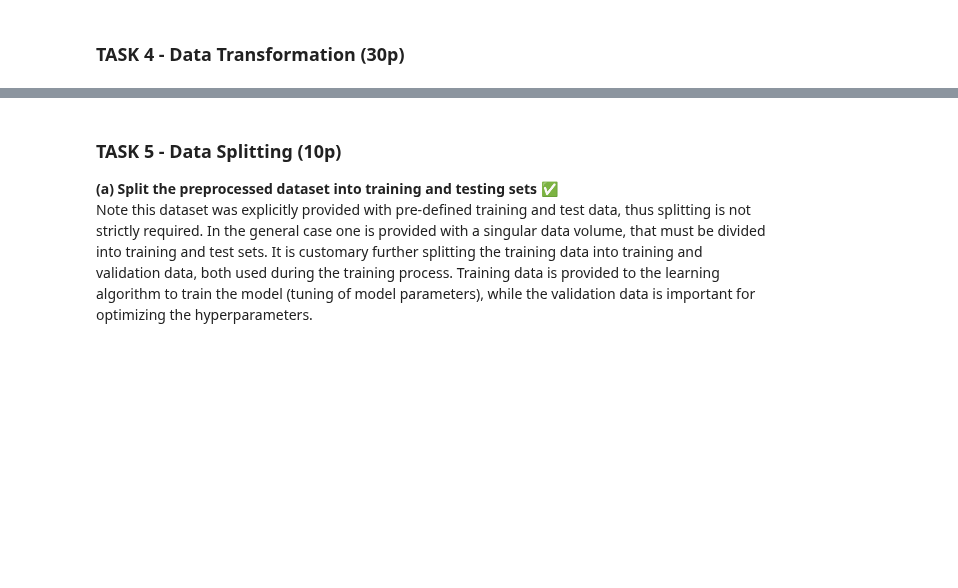
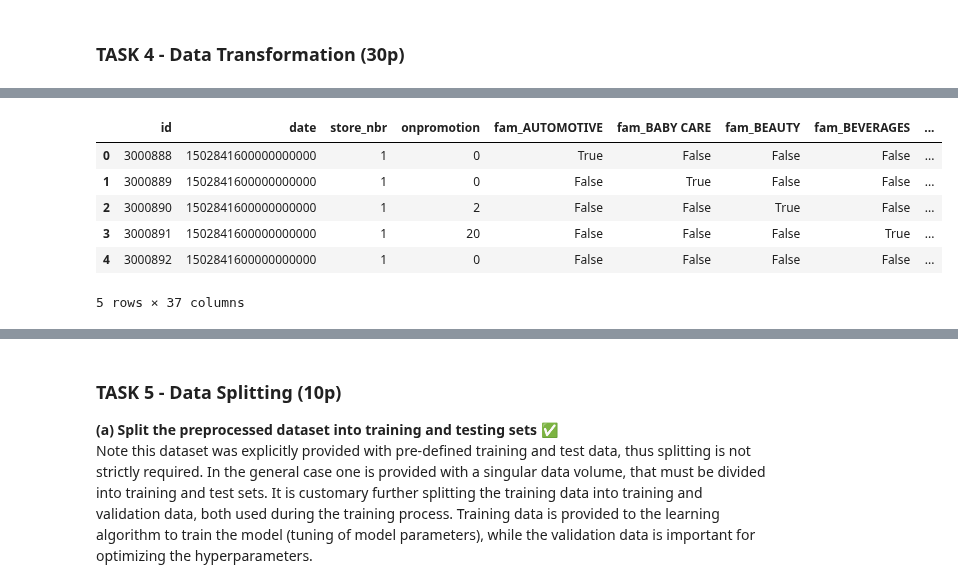
Before and after one commit to Anders-Stubberud/IT3212, a Jupyter notebook: assignment_1/notebook_Thomas.ipynb, the cells around one changed output, grey strips where cells are left out. Cells and saved outputs as stored; diff of their text form; code cells hidden in the pictures; blank space fills up the shorter version.

```diff
--- a/assignment_1/notebook_Thomas.ipynb
+++ b/assignment_1/notebook_Thomas.ipynb
@@ -542,0 +575,13 @@ dtype: int64
+# %%
+encoded = pd.get_dummies(test['family'], prefix='fam')
+test = pd.concat([test, encoded], axis=1)
+test = test.drop(['family'], axis=1)
+test.head()
+# %% [output]
+|  | id | date | store_nbr | onpromotion | fam_AUTOMOTIVE | fam_BABY CARE | fam_BEAUTY | fam_BEVERAGES | ... |
+| 0 | 3000888 | 1502841600000000000 | 1 | 0 | True | False | False | False | ... |
+| 1 | 3000889 | 1502841600000000000 | 1 | 0 | False | True | False | False | ... |
+| 2 | 3000890 | 1502841600000000000 | 1 | 2 | False | False | True | False | ... |
+| 3 | 3000891 | 1502841600000000000 | 1 | 20 | False | False | False | True | ... |
+| 4 | 3000892 | 1502841600000000000 | 1 | 0 | False | False | False | False | ... |
+5 rows × 37 columns
```
Also changed, not shown: parts of 12 cells of this notebook.
